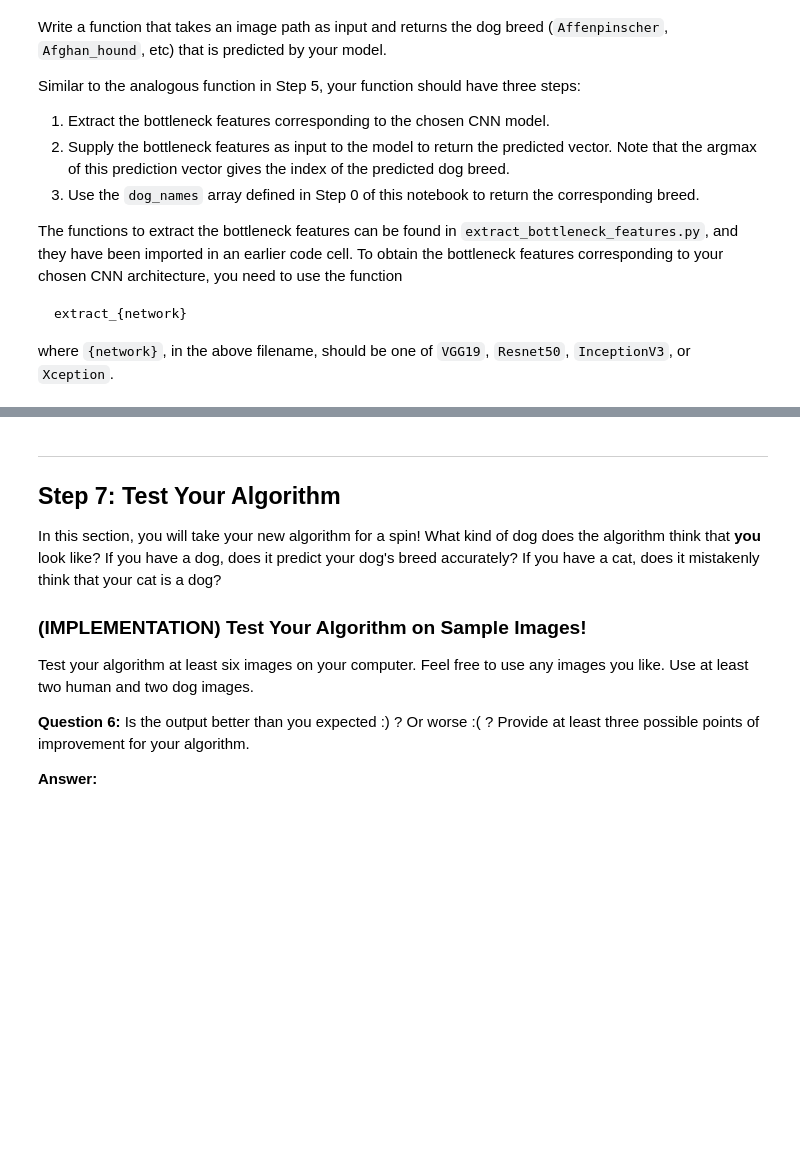
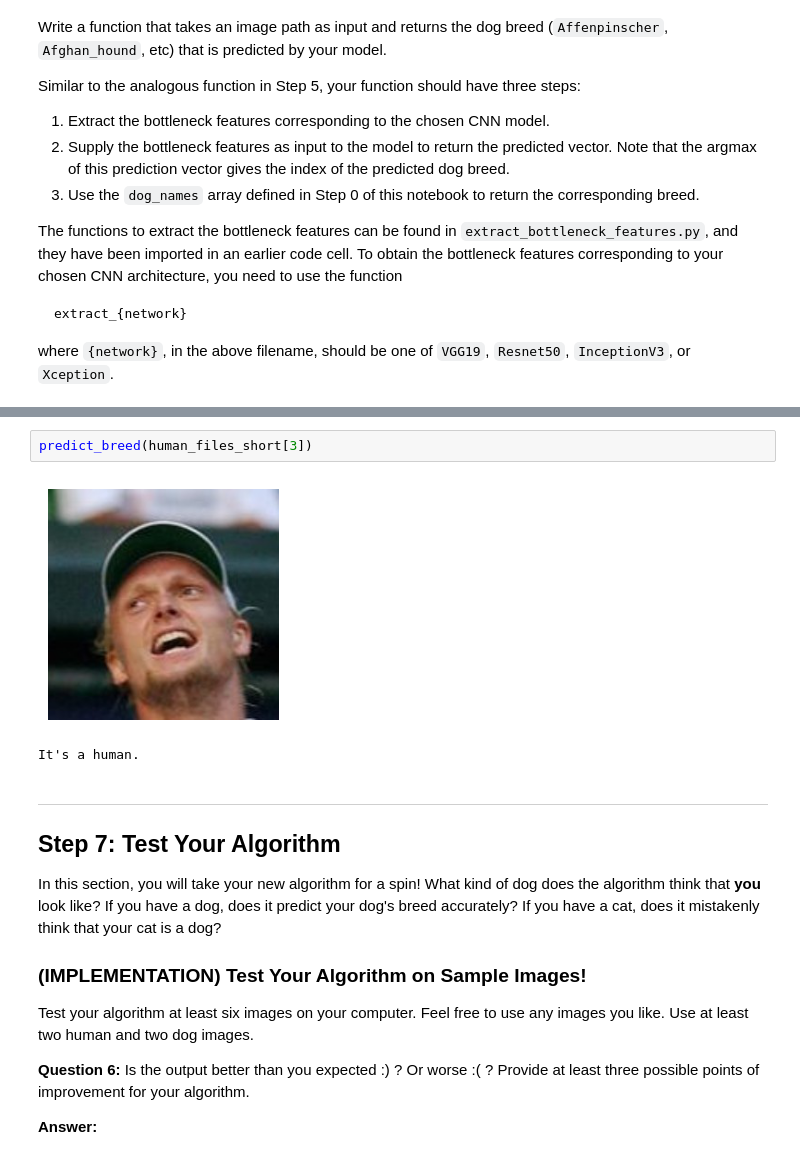
Before and after one commit to mafda/dog_breed_classifier, a Jupyter notebook: src/dog_app.ipynb, the cells around one changed output, grey strips where cells are left out. Cells and saved outputs as stored; diff of their text form; blank space fills up the shorter version.

```diff
--- a/src/dog_app.ipynb
+++ b/src/dog_app.ipynb
@@ -1017,3 +1097,8 @@ This photo looks like an Afghan Hound.
+# %%
+predict_breed(human_files_short[3])
+# %% [output]
+[figure, added]
+It's a human.
 # %% [markdown]
 ---
 <a id='step7'></a>
```
Also changed, not shown: parts of 13 cells of this notebook.
